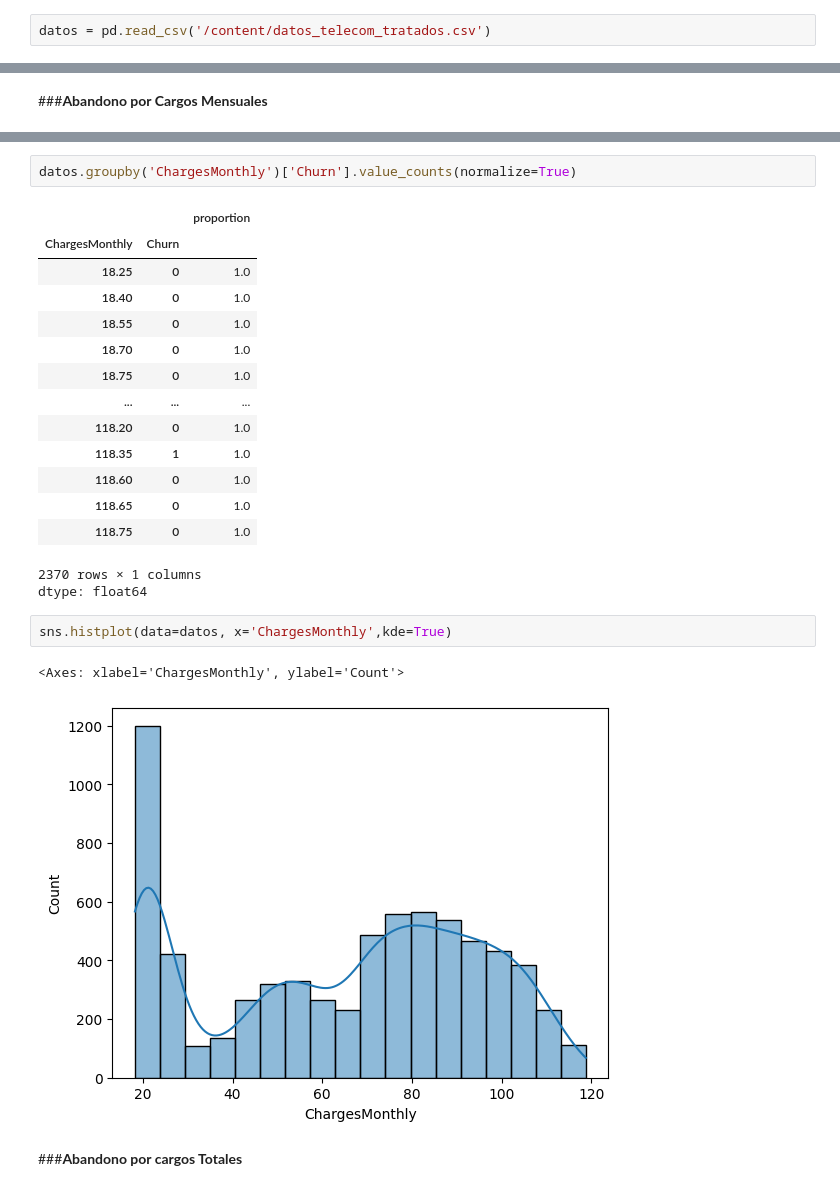
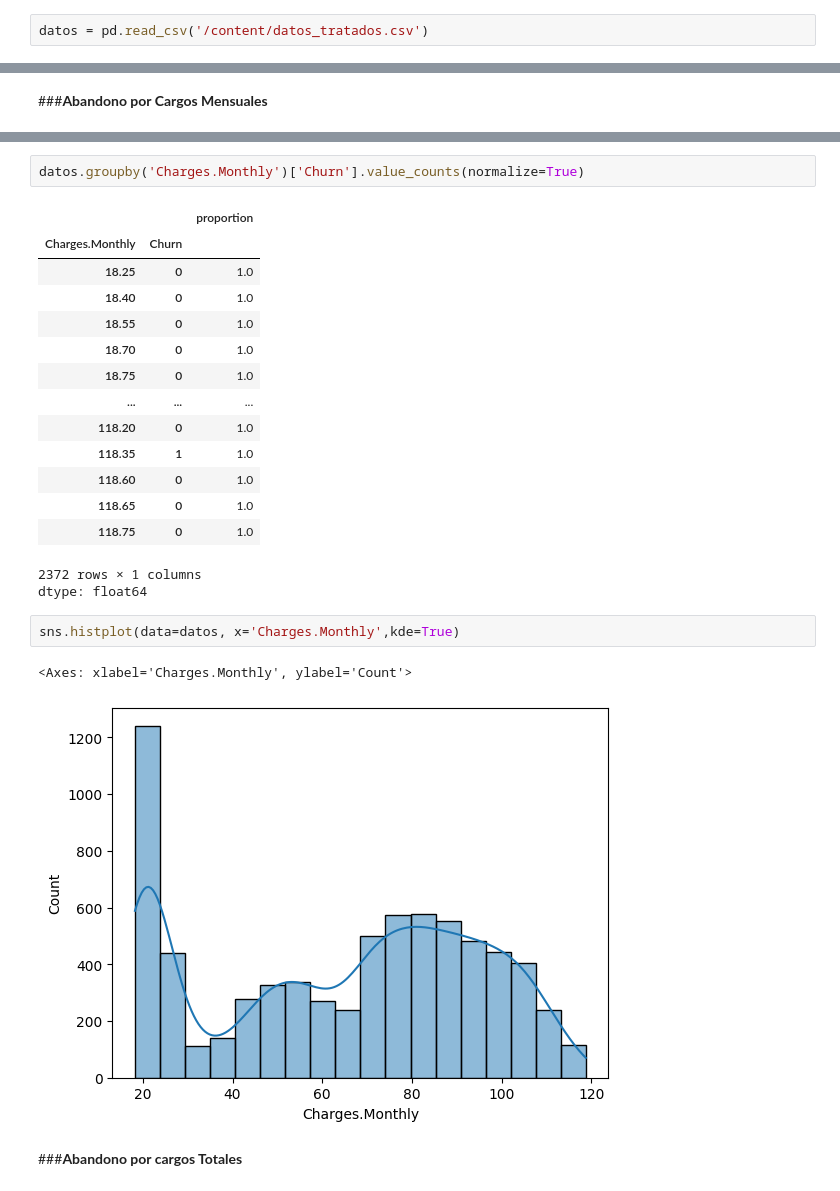
Before and after one commit to Angel-pronimo/Challenge-3-TelecomX-parte2-LATAM-Alura, a Jupyter notebook: Telecom_X_Parte2.ipynb, the cells around one changed output, grey strips where cells are left out. Saved outputs shown, nothing was run; the diff lists cells and outputs as text.

```diff
--- a/Telecom_X_Parte2.ipynb
+++ b/Telecom_X_Parte2.ipynb
@@ -6,7 +8,7 @@ import numpy as np
 import matplotlib.pyplot as plt
 import seaborn as sns
 # %%
-datos = pd.read_csv('/content/datos_telecom_tratados.csv')
+datos = pd.read_csv('/content/datos_tratados.csv')
 # %%
 datos
 # %% [output]
@@ -369,10 +385,10 @@ datos['ChargesMonthly'].nunique()
 # %% [output]
 1585
 # %%
-datos.groupby('ChargesMonthly')['Churn'].value_counts(normalize=True)
+datos.groupby('Charges.Monthly')['Churn'].value_counts(normalize=True)
 # %% [output]
 |  |  | proportion |
-| ChargesMonthly | Churn |  |
+| Charges.Monthly | Churn |  |
 | 18.25 | 0 | 1.0 |
 | 18.40 | 0 | 1.0 |
 | 18.55 | 0 | 1.0 |
@@ -384,13 +400,13 @@ datos.groupby('ChargesMonthly')['Churn'].value_counts(normalize=True)
 | 118.60 | 0 | 1.0 |
 | 118.65 | 0 | 1.0 |
 | 118.75 | 0 | 1.0 |
-2370 rows × 1 columns
+2372 rows × 1 columns
 dtype: float64
 # %%
-sns.histplot(data=datos, x='ChargesMonthly',kde=True)
+sns.histplot(data=datos, x='Charges.Monthly',kde=True)
 # %% [output]
-<Axes: xlabel='ChargesMonthly', ylabel='Count'>
+<Axes: xlabel='Charges.Monthly', ylabel='Count'>
-[figure, old version]
+[figure, new version]
 # %% [markdown]
 ###**Abandono por cargos Totales**
 # %%
```
Also changed, not shown: parts of 81 cells of this notebook.
